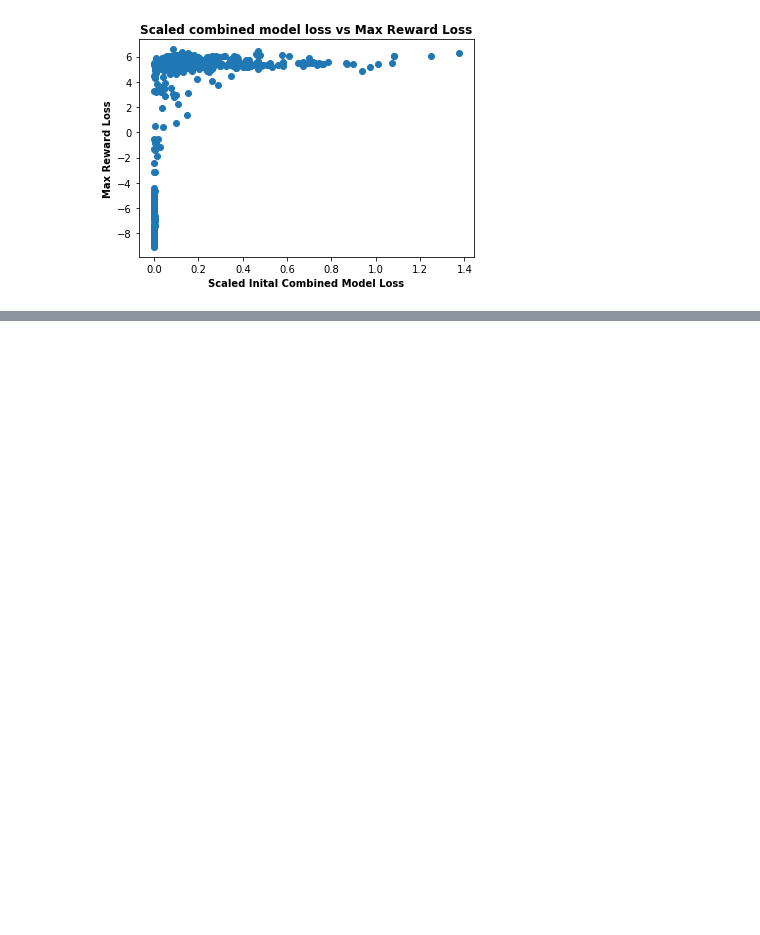
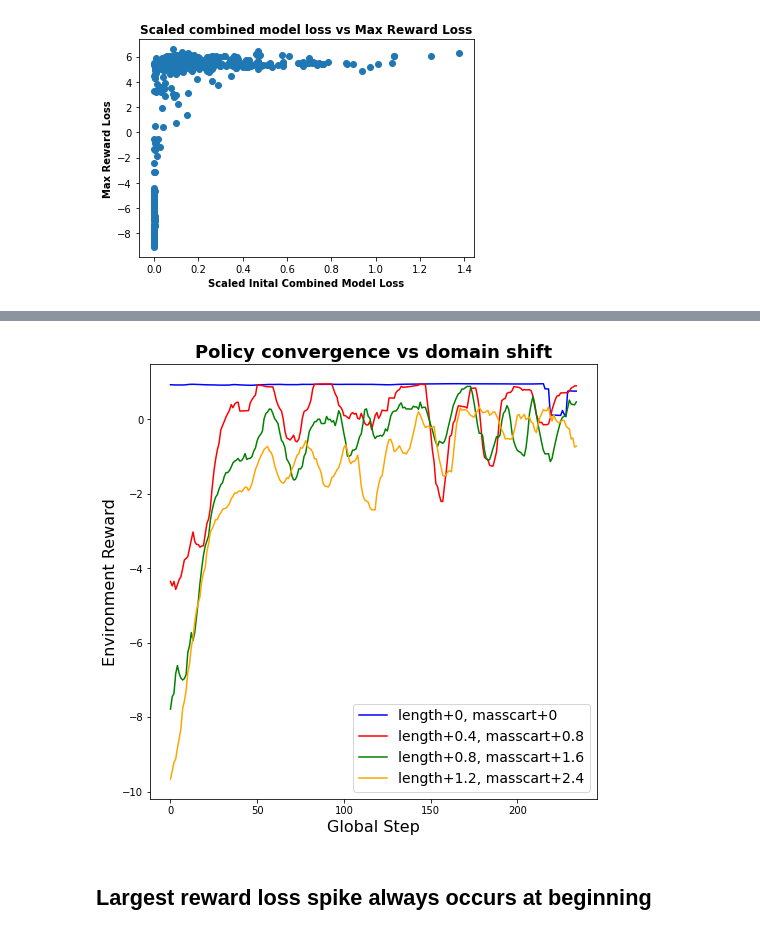
Before and after one commit to jackoc1/reactive-exploration, a Jupyter notebook: experiment-data/experiment_data_analysis.ipynb, the cells around one changed output, grey strips where cells are left out. Cells and saved outputs as stored; diff of their text form; code cells hidden in the pictures; blank space fills up the shorter version.

```diff
--- a/experiment-data/experiment_data_analysis.ipynb
+++ b/experiment-data/experiment_data_analysis.ipynb
@@ -490,0 +473,23 @@ Text(0.5, 1.0, 'Scaled combined model loss vs Max Reward Loss')
+# %%
+kernel_size = 10
+kernel = np.ones(kernel_size) / kernel_size
+smoothed_average_reward_after_domain_shift_1 = np.convolve(average_reward_after_domain_shift[0,0], kernel, mode='valid')
+smoothed_average_reward_after_domain_shift_2 = np.convolve(average_reward_after_domain_shift[4,4], kernel, mode='valid')
+smoothed_average_reward_after_domain_shift_3 = np.convolve(average_reward_after_domain_shift[8,8], kernel, mode='valid')
+smoothed_average_reward_after_domain_shift_4 = np.convolve(average_reward_after_domain_shift[12,12], kernel, mode='valid')
+
+plt.figure(figsize=(8,8))
+plt.plot(range(235), smoothed_average_reward_after_domain_shift_1, color="blue", label="length+0, masscart+0")
+plt.plot(range(235), smoothed_average_reward_after_domain_shift_2, color="red", label="length+0.4, masscart+0.8")
+plt.plot(range(235), smoothed_average_reward_after_domain_shift_3, color="green", label="length+0.8, masscart+1.6")
+plt.plot(range(235), smoothed_average_reward_after_domain_shift_4, color="orange", label="length+1.2, masscart+2.4")
+
+plt.xlabel("Global Step", fontsize=16)
+plt.ylabel("Environment Reward", fontsize=16)
+plt.title("Policy convergence vs domain shift", fontsize=18, fontweight="bold")
+plt.legend(fontsize=14)
+# plt.savefig("policy_convergence_vs_domain_shift_smoothed.png")
+# %% [output]
+[figure, added]
+# %% [markdown]
+## Largest reward loss spike always occurs at beginning
```
Also changed, not shown: parts of 19 cells of this notebook.
